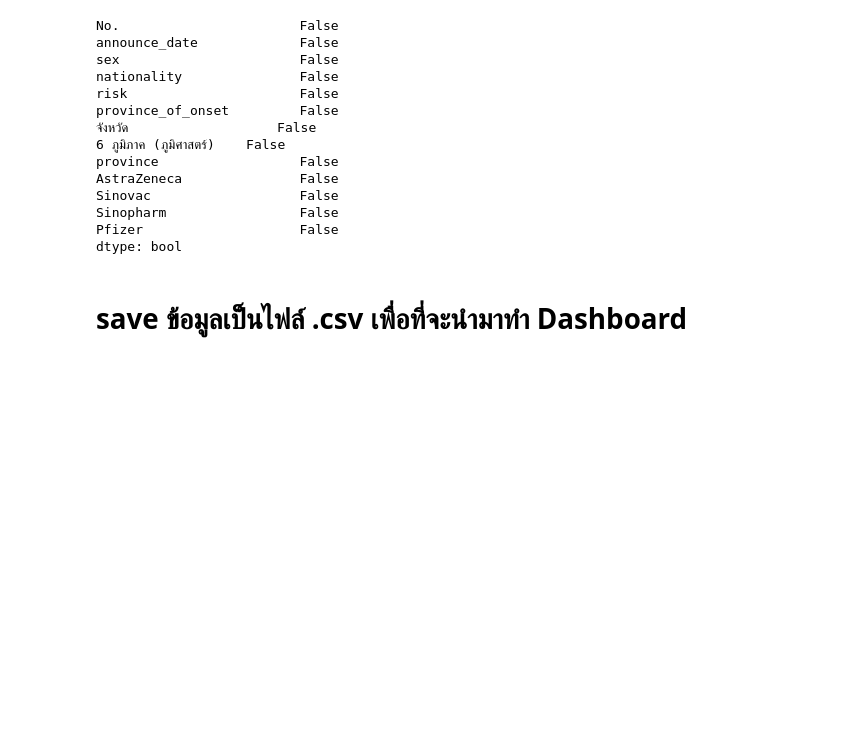
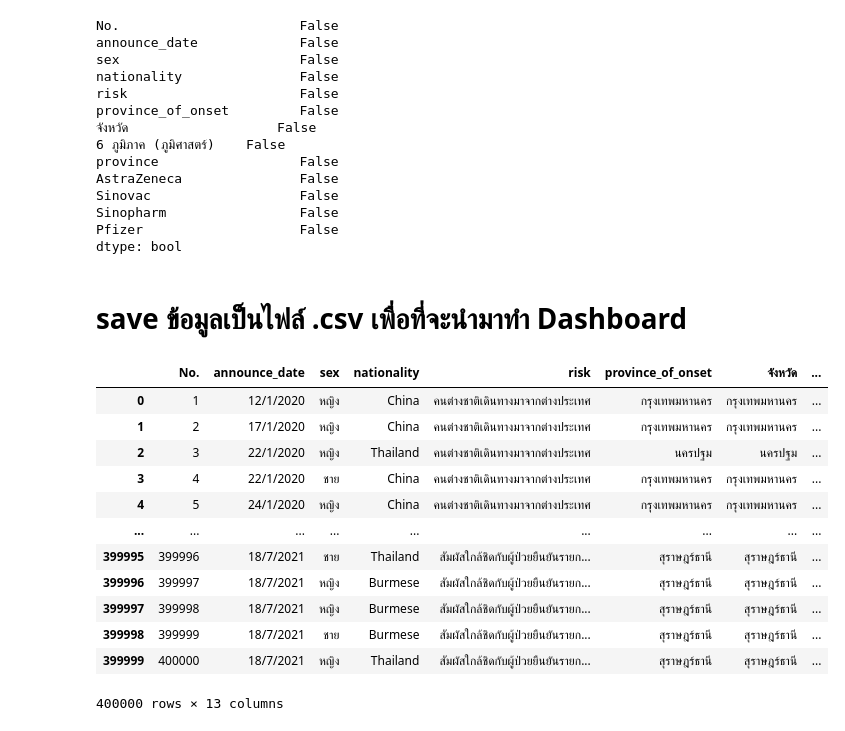
Before and after one commit to PhinyadaPhen/data_viz_2022, a Jupyter notebook: ProjectDashboard.ipynb, the cells around one changed output. Saved outputs shown, nothing was run; the diff lists cells and outputs as text; code cells hidden in the pictures; blank space fills up the shorter version.

```diff
--- a/ProjectDashboard.ipynb
+++ b/ProjectDashboard.ipynb
@@ -953,0 +954,17 @@ dt_covidvacge.to_csv('dt_covidvacge.csv', encoding='utf-8')
+# %%
+dt_covidvacge1 = dt_covidvacge.iloc[:400000,:]
+dt_covidvacge1
+# %% [output]
+|  | No. | announce_date | sex | nationality | risk | province_of_onset | จังหวัด | ... |
+| 0 | 1 | 12/1/2020 | หญิง | China | คนต่างชาติเดินทางมาจากต่างประเทศ | กรุงเทพมหานคร | กรุงเทพมหานคร | ... |
+| 1 | 2 | 17/1/2020 | หญิง | China | คนต่างชาติเดินทางมาจากต่างประเทศ | กรุงเทพมหานคร | กรุงเทพมหานคร | ... |
+| 2 | 3 | 22/1/2020 | หญิง | Thailand | คนต่างชาติเดินทางมาจากต่างประเทศ | นครปฐม | นครปฐม | ... |
+| 3 | 4 | 22/1/2020 | ชาย | China | คนต่างชาติเดินทางมาจากต่างประเทศ | กรุงเทพมหานคร | กรุงเทพมหานคร | ... |
+| 4 | 5 | 24/1/2020 | หญิง | China | คนต่างชาติเดินทางมาจากต่างประเทศ | กรุงเทพมหานคร | กรุงเทพมหานคร | ... |
+| ... | ... | ... | ... | ... | ... | ... | ... | ... |
+| 399995 | 399996 | 18/7/2021 | ชาย | Thailand | สัมผัสใกล้ชิดกับผู้ป่วยยืนยันรายก... | สุราษฎร์ธานี | สุราษฎร์ธานี | ... |
+| 399996 | 399997 | 18/7/2021 | หญิง | Burmese | สัมผัสใกล้ชิดกับผู้ป่วยยืนยันรายก... | สุราษฎร์ธานี | สุราษฎร์ธานี | ... |
+| 399997 | 399998 | 18/7/2021 | หญิง | Burmese | สัมผัสใกล้ชิดกับผู้ป่วยยืนยันรายก... | สุราษฎร์ธานี | สุราษฎร์ธานี | ... |
+| 399998 | 399999 | 18/7/2021 | ชาย | Burmese | สัมผัสใกล้ชิดกับผู้ป่วยยืนยันรายก... | สุราษฎร์ธานี | สุราษฎร์ธานี | ... |
+| 399999 | 400000 | 18/7/2021 | หญิง | Thailand | สัมผัสใกล้ชิดกับผู้ป่วยยืนยันรายก... | สุราษฎร์ธานี | สุราษฎร์ธานี | ... |
+400000 rows × 13 columns
```
Also changed, not shown: parts of 9 cells of this notebook.
